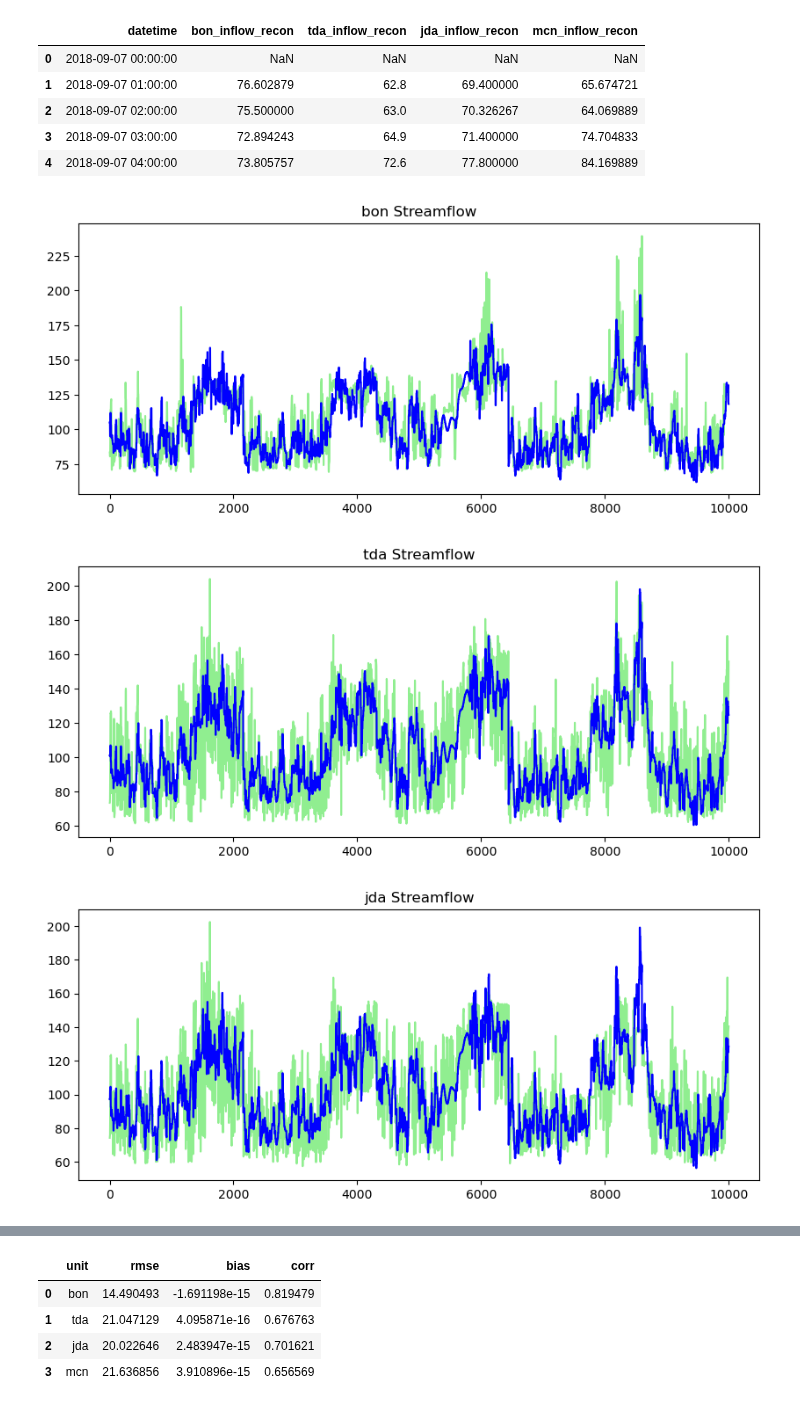
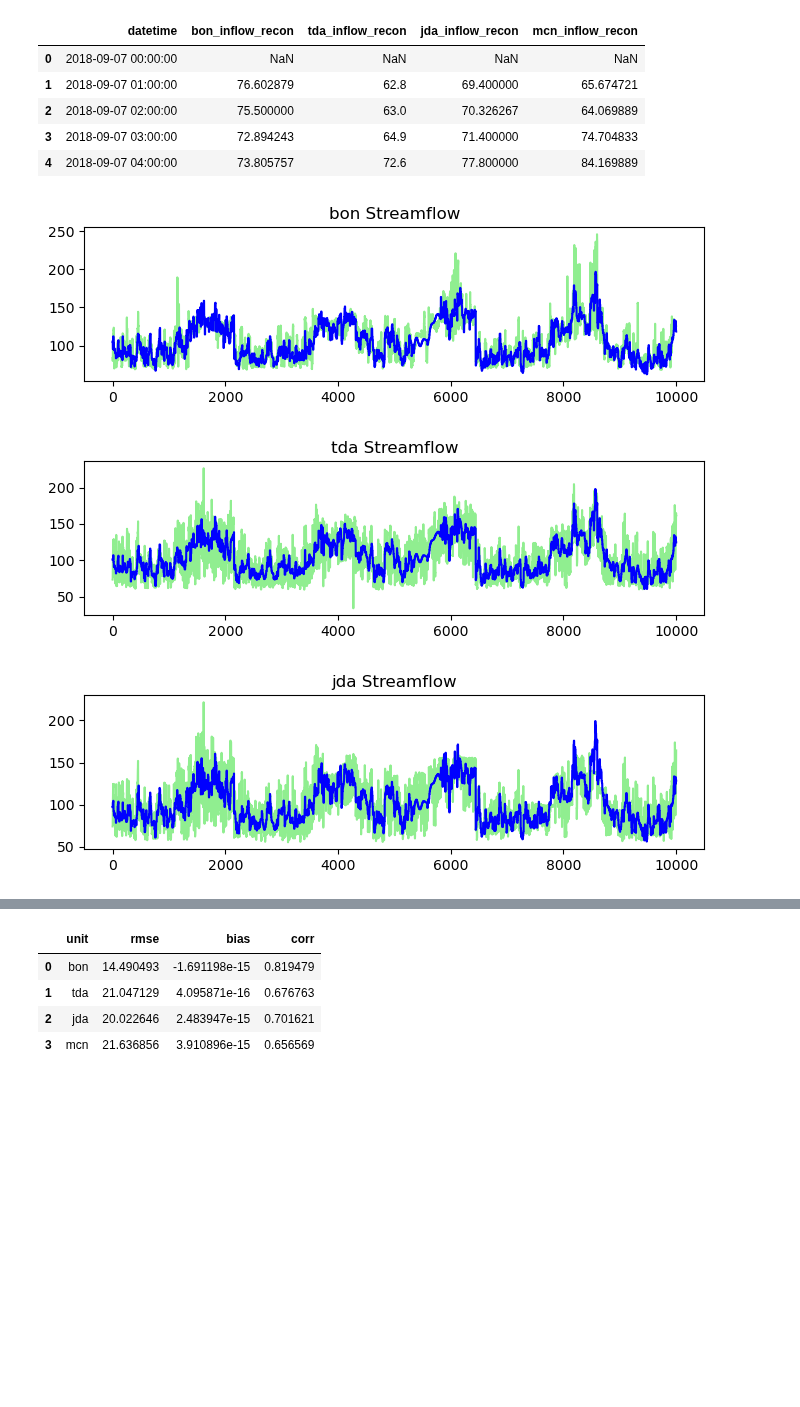
Before and after one commit to ecohn44/cascaded-hydro, a Jupyter notebook: py-forecasting/inflow-models-full.ipynb, the cells around one changed output, grey strips where cells are left out. Saved outputs shown, nothing was run; the diff lists cells and outputs as text; code cells hidden in the pictures; blank space fills up the shorter version.

```diff
--- a/py-forecasting/inflow-models-full.ipynb
+++ b/py-forecasting/inflow-models-full.ipynb
@@ -722,7 +722,7 @@ for u in units:
     recon[f"{u}_inflow_recon_bc"] = recon[f"{u}_inflow_recon"] - bias
 # %%
 # Apply rolling average to output
-window = 6   # hours; change to 6, 12, etc. if wanted
+window = 1   # hours; change to 6, 12, etc. if wanted
 
 for u in units:
     col = f"{u}_inflow_recon_bc"
@@ -734,13 +734,14 @@ for u in units:
 # %%
 for u in units:
     T = 10000
-    plt.figure(figsize=(10, 4))
-    plt.plot(recon[f"{u}_inflow_avg"].iloc[0:T], label = "Eliza Reconstructed (1 hr)", color="lightgreen")
+    plt.figure(figsize=(8, 2))
+    plt.plot(recon[f"{u}_inflow_avg"].iloc[0:T], label = "Reconstructed (1 hr)", color="lightgreen")
     plt.plot(compare[f"{u}_inflow"].iloc[0:T], label = "Ground Truth (6hr)", color="blue")
     # plt.plot(ref_subset[f"{u}_inflow"].iloc[0:T], label = "Ning Reconstructed")
     plt.title(f"{u} Streamflow")
+    # plt.legend()
     plt.show()
 # %% [output]
-[figure, old version]
+[figure, new version]
-[figure, old version]
+[figure, new version]
-[figure, old version]
+[figure, new version]
```
Also changed, not shown: parts of 15 cells of this notebook.
